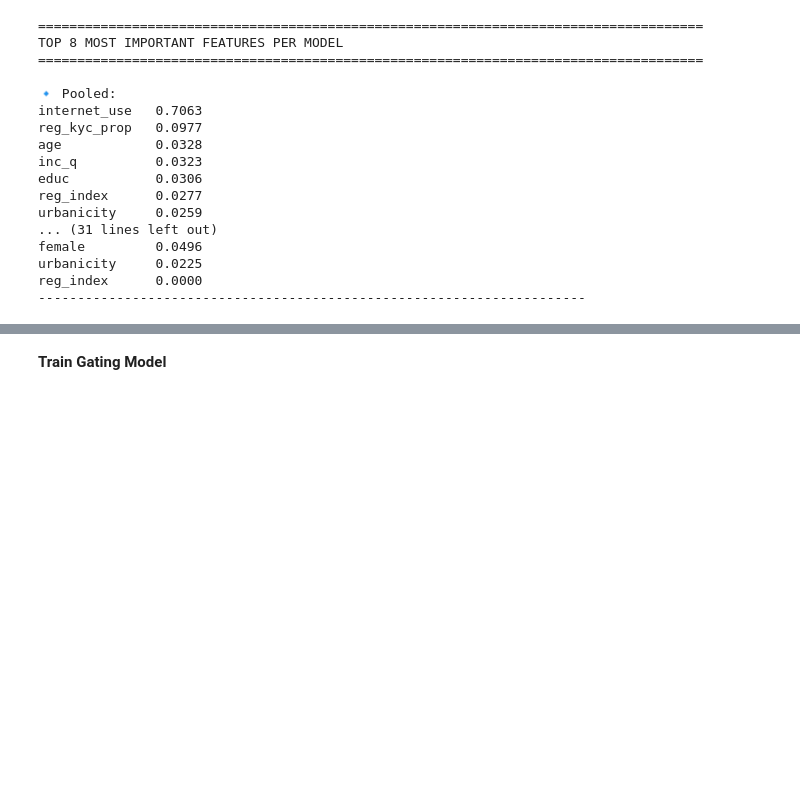
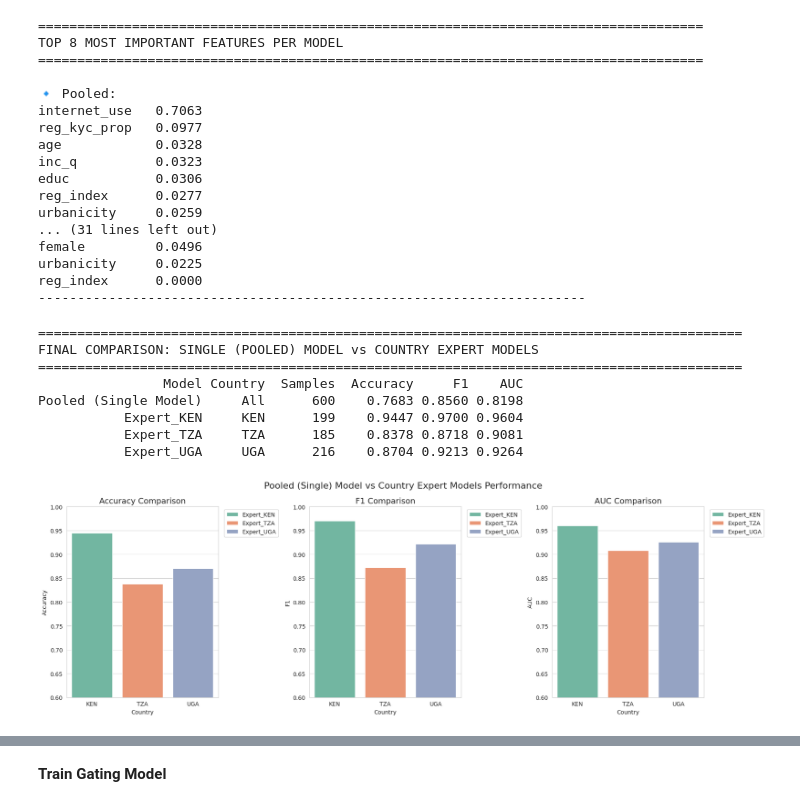
Before and after one commit to sitahlango-maker/Financial_Inclusion, a Jupyter notebook: cleanfinancialinclusion.ipynb, the cells around one changed output, grey strips where cells are left out. Saved outputs shown, nothing was run; the diff lists cells and outputs as text; code cells hidden in the pictures; blank space fills up the shorter version.

```diff
--- a/cleanfinancialinclusion.ipynb
+++ b/cleanfinancialinclusion.ipynb
@@ -1339,3 +1336,79 @@ female         0.0496
 urbanicity     0.0225
 reg_index      0.0000
 ----------------------------------------------------------------------
+# %%
+# FINAL COMPARISON: POOLED vs EXPERT MODELS
+print("="*90)
+print("FINAL COMPARISON: SINGLE (POOLED) MODEL vs COUNTRY EXPERT MODELS")
+print("="*90)
+
+results = []
+
+# POOLED MODEL EVALUATION
+X_test_p = X_test.reindex(columns=pooled_model.feature_names_in_
+                         if hasattr(pooled_model, 'feature_names_in_') else X_train.columns, fill_value=0)
+
+pooled_preds = pooled_model.predict(X_test_p)
+pooled_probs = pooled_model.predict_proba(X_test_p)[:, 1]
+
+results.append({
+    'Model': 'Pooled (Single Model)',
+    'Country': 'All',
+    'Samples': len(y_test),
+    'Accuracy': accuracy_score(y_test, pooled_preds),
+    'F1': f1_score(y_test, pooled_preds, zero_division=0),
+    'AUC': roc_auc_score(y_test, pooled_probs)
+})
+
+# EXPERT MODELS EVALUATION
+for country, model in experts.items():
+    mask = (country_test == country)
+    if mask.sum() == 0: continue
+
+    X_test_c = X_test.loc[mask].copy()
+    if hasattr(model, 'feature_names_in_'):
+        X_test_c = X_test_c.reindex(columns=model.feature_names_in_, fill_value=0)
+
+    preds = model.predict(X_test_c)
+    probs = model.predict_proba(X_test_c)[:, 1]
+
+    results.append({
+        'Model': f'Expert_{country}',
+        'Country': country,
+        'Samples': int(mask.sum()),
+        'Accuracy': accuracy_score(y_test[mask], preds),
+        'F1': f1_score(y_test[mask], preds, zero_division=0),
+        'AUC': roc_auc_score(y_test[mask], probs)
+    })
+
+# Display Comparison Table
+results_df = pd.DataFrame(results).round(4)
+print(results_df.to_string(index=False))
+
+# Plot Comparison
+import seaborn as sns
+import matplotlib.pyplot as plt
+
+plot_df = results_df[results_df['Country'] != 'All']
+
+fig, axes = plt.subplots(1, 3, figsize=(18, 6))
+
+for i, metric in enumerate(['Accuracy', 'F1', 'AUC']):
+    sns.barplot(data=plot_df, x='Country', y=metric, hue='Model', ax=axes[i], palette='Set2')
+    axes[i].set_title(metric + ' Comparison', fontsize=14)
+    axes[i].set_ylim(0.6, 1.0)
+    axes[i].legend(bbox_to_anchor=(1.02, 1), loc='upper left')
+
+plt.suptitle('Pooled (Single) Model vs Country Expert Models Performance', fontsize=16)
+plt.tight_layout()
+plt.show()
+# %% [output]
+==========================================================================================
+FINAL COMPARISON: SINGLE (POOLED) MODEL vs COUNTRY EXPERT MODELS
+==========================================================================================
+                Model Country  Samples  Accuracy     F1    AUC
+Pooled (Single Model)     All      600    0.7683 0.8560 0.8198
+           Expert_KEN     KEN      199    0.9447 0.9700 0.9604
+           Expert_TZA     TZA      185    0.8378 0.8718 0.9081
+           Expert_UGA     UGA      216    0.8704 0.9213 0.9264
+[figure, added]
```
Also changed, not shown: parts of 11 cells of this notebook.
